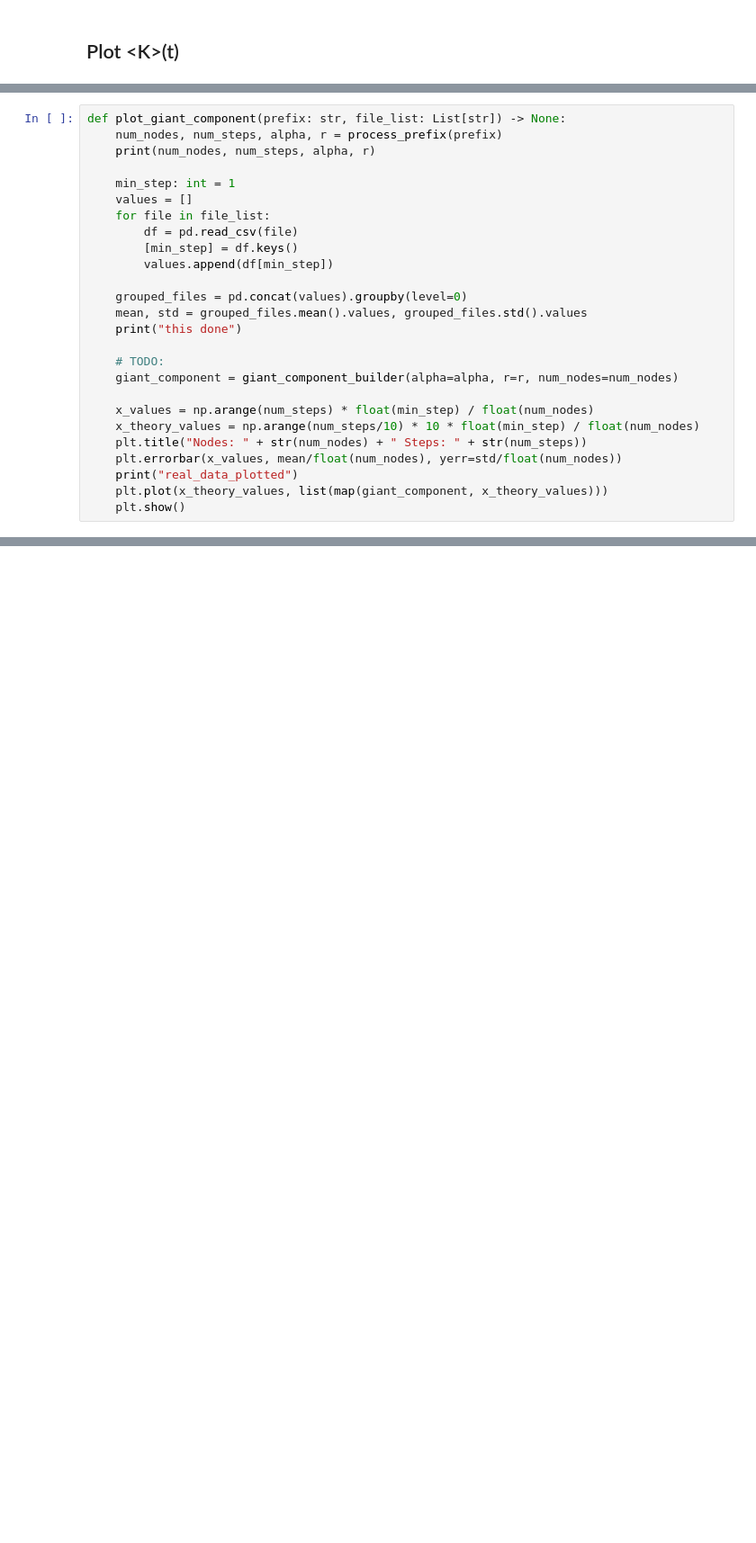
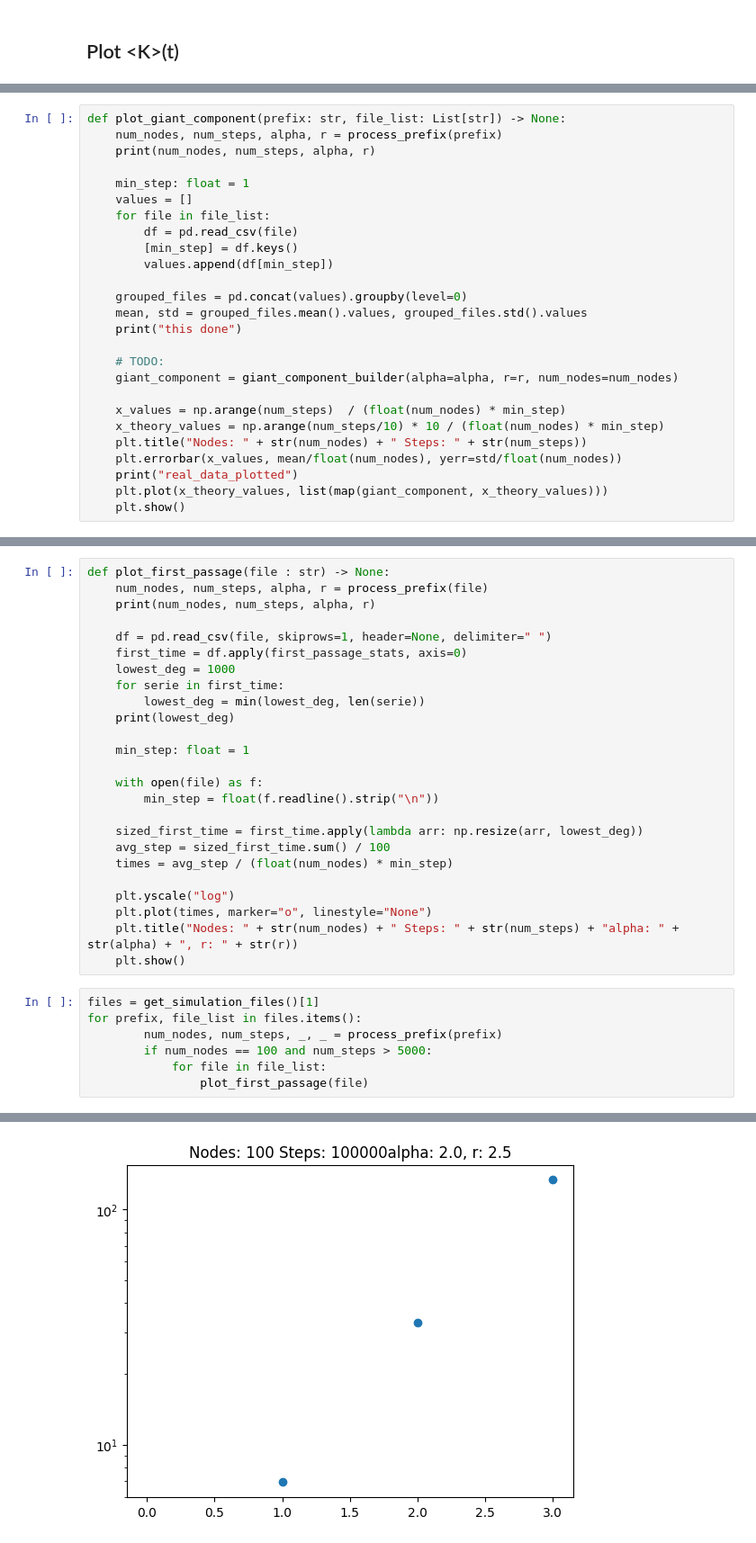
Before and after one commit to jamipouchi/TFG, a Jupyter notebook: paper_reproduction/plotting.ipynb, the cells around one changed output, grey strips where cells are left out. Shown at 90% size. Drawn from its saved outputs; the diff is of its cells as text; blank space fills up the shorter version.

```diff
--- a/paper_reproduction/plotting.ipynb
+++ b/paper_reproduction/plotting.ipynb
@@ -223,7 +223,7 @@ def plot_giant_component(prefix: str, file_list: List[str]) -> None:
     num_nodes, num_steps, alpha, r = process_prefix(prefix)
     print(num_nodes, num_steps, alpha, r)
 
-    min_step: int = 1
+    min_step: float = 1
     values = []
     for file in file_list:
         df = pd.read_csv(file)
@@ -237,8 +237,8 @@ def plot_giant_component(prefix: str, file_list: List[str]) -> None:
     # TODO:
     giant_component = giant_component_builder(alpha=alpha, r=r, num_nodes=num_nodes)
 
-    x_values = np.arange(num_steps) * float(min_step) / float(num_nodes)
-    x_theory_values = np.arange(num_steps/10) * 10 * float(min_step) / float(num_nodes)
+    x_values = np.arange(num_steps)  / (float(num_nodes) * min_step)
+    x_theory_values = np.arange(num_steps/10) * 10 / (float(num_nodes) * min_step)
     plt.title("Nodes: " + str(num_nodes) + " Steps: " + str(num_steps))
     plt.errorbar(x_values, mean/float(num_nodes), yerr=std/float(num_nodes))
     print("real_data_plotted")
@@ -266,0 +363,33 @@ real_data_plotted
+# %%
+def plot_first_passage(file : str) -> None:
+    num_nodes, num_steps, alpha, r = process_prefix(file)
+    print(num_nodes, num_steps, alpha, r)
+
+    df = pd.read_csv(file, skiprows=1, header=None, delimiter=" ")
+    first_time = df.apply(first_passage_stats, axis=0)
+    lowest_deg = 1000
+    for serie in first_time:
+        lowest_deg = min(lowest_deg, len(serie))
+    print(lowest_deg)
+
+    min_step: float = 1
+
+    with open(file) as f:
+        min_step = float(f.readline().strip("\n"))
+
+    sized_first_time = first_time.apply(lambda arr: np.resize(arr, lowest_deg))
+    avg_step = sized_first_time.sum() / 100
+    times = avg_step / (float(num_nodes) * min_step)
+
+    plt.yscale("log")
+    plt.plot(times, marker="o", linestyle="None")
+    plt.title("Nodes: " + str(num_nodes) + " Steps: " + str(num_steps) + "alpha: " + str(alpha) + ", r: " + str(r))
+    plt.show()
+# %%
+files = get_simulation_files()[1]
+for prefix, file_list in files.items():
+        num_nodes, num_steps, _, _ = process_prefix(prefix)
+        if num_nodes == 100 and num_steps > 5000:
+            for file in file_list:
+                plot_first_passage(file)
+# %% [output]
@@ -266,0 +398 @@ real_data_plotted
+[figure, added]
```
Also changed, not shown: parts of 6 cells of this notebook.
